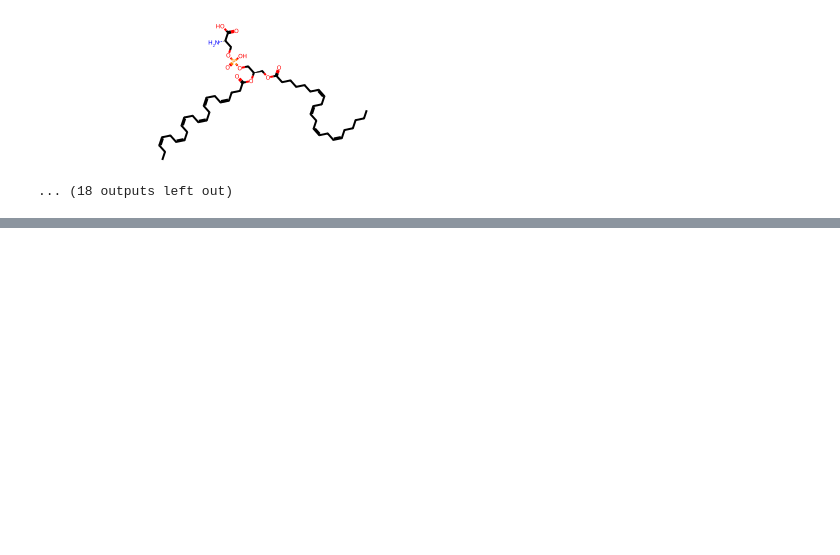
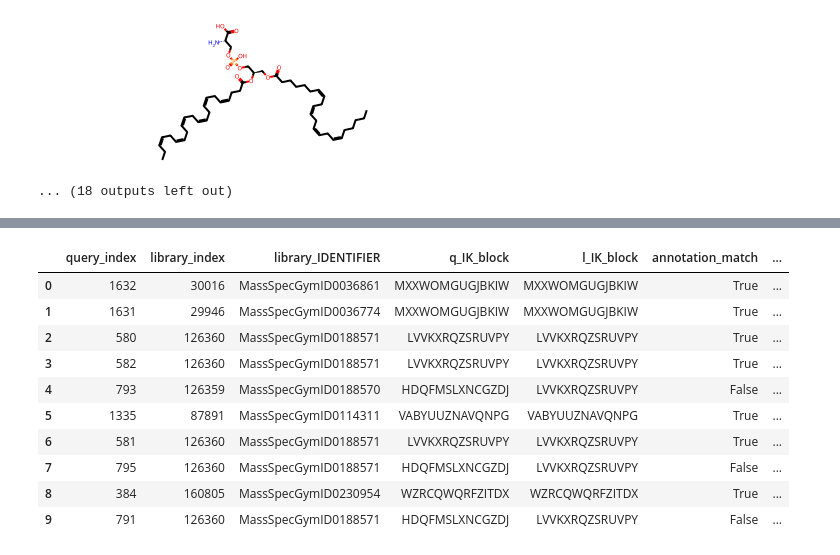
Before and after one commit to pluskal-lab/DreaMS_MIMB, a Jupyter notebook: notebooks/3_library_matching.ipynb, the cells around one changed output, grey strips where cells are left out. Saved outputs shown, nothing was run; the diff lists cells and outputs as text; code cells hidden in the pictures; blank space fills up the shorter version.

```diff
--- a/notebooks/3_library_matching.ipynb
+++ b/notebooks/3_library_matching.ipynb
@@ -610,0 +797,26 @@ for row in top10_disagree.itertuples():
+# %%
+# add standardized Tanimotos
+tans = top10_ann.apply(
+    lambda r: _tanimotos_multi(r["q_SMILES"], r["l_SMILES"]),
+    axis=1
+)
+top10_ann[["Tan_Morgan_r2", "Tan_Morgan_r3", "Tan_FeatureMorgan_r2"]] = pd.DataFrame(tans.tolist(), index=top10_ann.index)
+
+display(top10_ann[[
+    "query_index","library_index","library_IDENTIFIER",
+    "q_IK_block","l_IK_block","annotation_match",
+    "DreaMS_similarity","Modified_cosine_similarity",
+    "Tan_Morgan_r2","Tan_Morgan_r3","Tan_FeatureMorgan_r2"
+]])
+# %% [output]
+|  | query_index | library_index | library_IDENTIFIER | q_IK_block | l_IK_block | annotation_match | ... |
+| 0 | 1632 | 30016 | MassSpecGymID0036861 | MXXWOMGUGJBKIW | MXXWOMGUGJBKIW | True | ... |
+| 1 | 1631 | 29946 | MassSpecGymID0036774 | MXXWOMGUGJBKIW | MXXWOMGUGJBKIW | True | ... |
+| 2 | 580 | 126360 | MassSpecGymID0188571 | LVVKXRQZSRUVPY | LVVKXRQZSRUVPY | True | ... |
+| 3 | 582 | 126360 | MassSpecGymID0188571 | LVVKXRQZSRUVPY | LVVKXRQZSRUVPY | True | ... |
+| 4 | 793 | 126359 | MassSpecGymID0188570 | HDQFMSLXNCGZDJ | LVVKXRQZSRUVPY | False | ... |
+| 5 | 1335 | 87891 | MassSpecGymID0114311 | VABYUUZNAVQNPG | VABYUUZNAVQNPG | True | ... |
+| 6 | 581 | 126360 | MassSpecGymID0188571 | LVVKXRQZSRUVPY | LVVKXRQZSRUVPY | True | ... |
+| 7 | 795 | 126360 | MassSpecGymID0188571 | HDQFMSLXNCGZDJ | LVVKXRQZSRUVPY | False | ... |
+| 8 | 384 | 160805 | MassSpecGymID0230954 | WZRCQWQRFZITDX | WZRCQWQRFZITDX | True | ... |
+| 9 | 791 | 126360 | MassSpecGymID0188571 | HDQFMSLXNCGZDJ | LVVKXRQZSRUVPY | False | ... |
```
Also changed, not shown: parts of 4 cells of this notebook.
